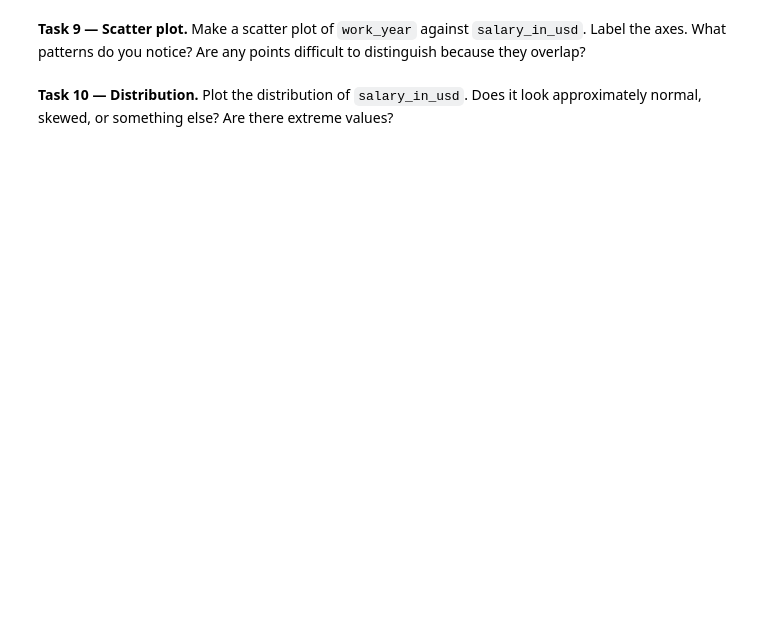
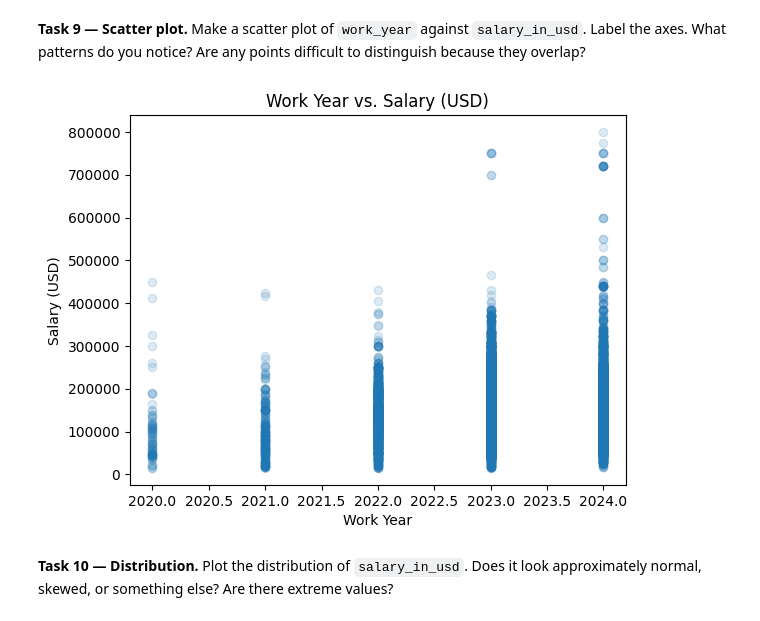
Before and after one commit to dhkarnati-dotcom/dhkarnati-DataScience-GenAI-Submissions, a Jupyter notebook: 7_01_Exploratory_Data_Analysis_Salary_Student.ipynb, the cells around one changed output. Cells and saved outputs as stored; diff of their text form; code cells hidden in the pictures; blank space fills up the shorter version.

```diff
--- a/7_01_Exploratory_Data_Analysis_Salary_Student.ipynb
+++ b/7_01_Exploratory_Data_Analysis_Salary_Student.ipynb
@@ -68,4 +134,12 @@ plt.show()
 # %% [markdown]
 **Task 9 — Scatter plot.** Make a scatter plot of `work_year` against `salary_in_usd`. Label the axes. What patterns do you notice? Are any points difficult to distinguish because they overlap?
+# %%
+plt.scatter(salary_data['work_year'], salary_data['salary_in_usd'], alpha=0.15)
+plt.xlabel('Work Year')
+plt.ylabel('Salary (USD)')
+plt.title('Work Year vs. Salary (USD)')
+plt.show()
+# %% [output]
+[figure, added]
 # %% [markdown]
 **Task 10 — Distribution.** Plot the distribution of `salary_in_usd`. Does it look approximately normal, skewed, or something else? Are there extreme values?
```
Also changed, not shown: parts of 10 cells of this notebook.
